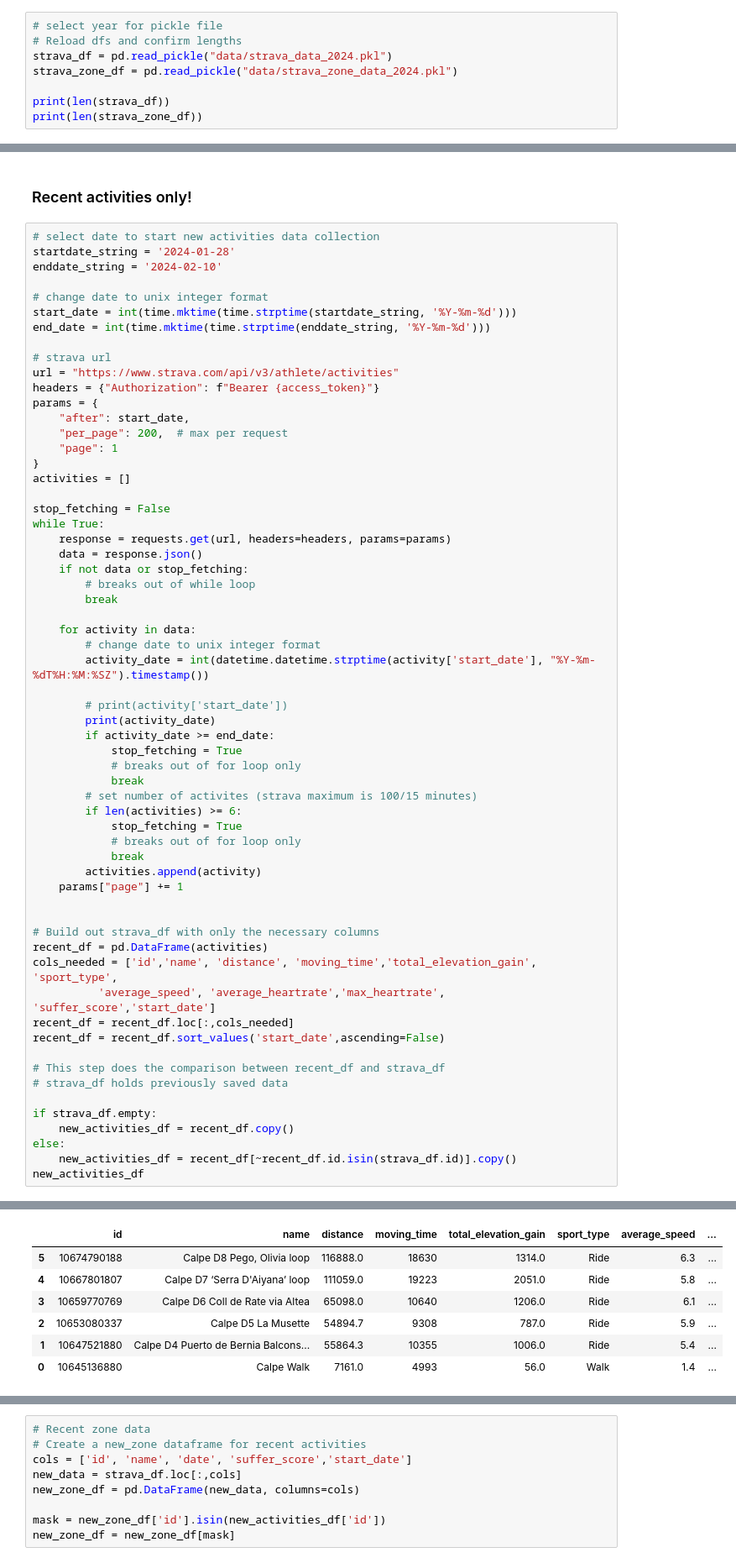
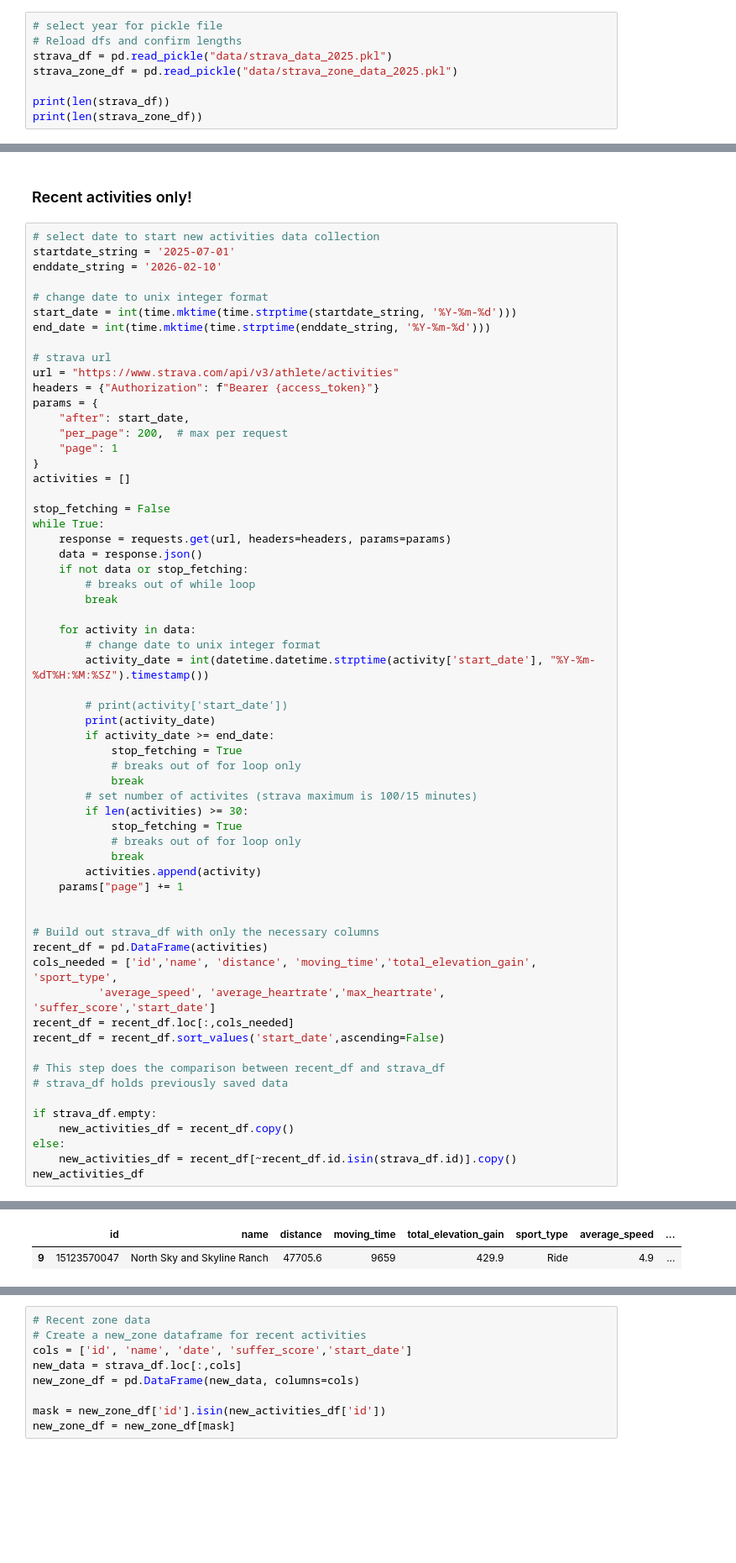
Before and after one commit to edterrell/healthy_heart, a Jupyter notebook: strava_API.ipynb, the cells around one changed output, grey strips where cells are left out. Shown at 84% size. Saved outputs shown, nothing was run; the diff lists cells and outputs as text; blank space fills up the shorter version.

```diff
--- a/strava_API.ipynb
+++ b/strava_API.ipynb
@@ -92,8 +95,8 @@ strava_zone_df = pd.DataFrame(columns=columns)
 # %%
 # select year for pickle file
 # Reload dfs and confirm lengths
-strava_df = pd.read_pickle("data/strava_data_2024.pkl")
-strava_zone_df = pd.read_pickle("data/strava_zone_data_2024.pkl")
+strava_df = pd.read_pickle("data/strava_data_2025.pkl")
+strava_zone_df = pd.read_pickle("data/strava_zone_data_2025.pkl")
 
 print(len(strava_df))
 print(len(strava_zone_df))
@@ -106,8 +113,8 @@ strava_zone_df.head(1)
 ### Recent activities only!
 # %%
 # select date to start new activities data collection
-startdate_string = '2024-01-28'
-enddate_string = '2024-02-10'
+startdate_string = '2025-07-01'
+enddate_string = '2026-02-10'
 
 # change date to unix integer format
 start_date = int(time.mktime(time.strptime(startdate_string, '%Y-%m-%d')))
@@ -142,7 +149,7 @@ while True:
             # breaks out of for loop only
             break
         # set number of activites (strava maximum is 100/15 minutes)
-        if len(activities) >= 6:
+        if len(activities) >= 30:
             stop_fetching = True
             # breaks out of for loop only
             break
@@ -176,7 +186,2 @@ new_activities_df
 |  | id | name | distance | moving_time | total_elevation_gain | sport_type | average_speed | ... |
-| 5 | 10674790188 | Calpe D8 Pego, Olivia loop | 116888.0 | 18630 | 1314.0 | Ride | 6.3 | ... |
-| 4 | 10667801807 | Calpe D7 ‘Serra D'Aiyana’ loop | 111059.0 | 19223 | 2051.0 | Ride | 5.8 | ... |
-| 3 | 10659770769 | Calpe D6 Coll de Rate via Altea | 65098.0 | 10640 | 1206.0 | Ride | 6.1 | ... |
-| 2 | 10653080337 | Calpe D5 La Musette | 54894.7 | 9308 | 787.0 | Ride | 5.9 | ... |
-| 1 | 10647521880 | Calpe D4 Puerto de Bernia Balcons... | 55864.3 | 10355 | 1006.0 | Ride | 5.4 | ... |
-| 0 | 10645136880 | Calpe Walk | 7161.0 | 4993 | 56.0 | Walk | 1.4 | ... |
+| 9 | 15123570047 | North Sky and Skyline Ranch | 47705.6 | 9659 | 429.9 | Ride | 4.9 | ... |
```
Also changed, not shown: parts of 19 cells of this notebook, 3 other files.
